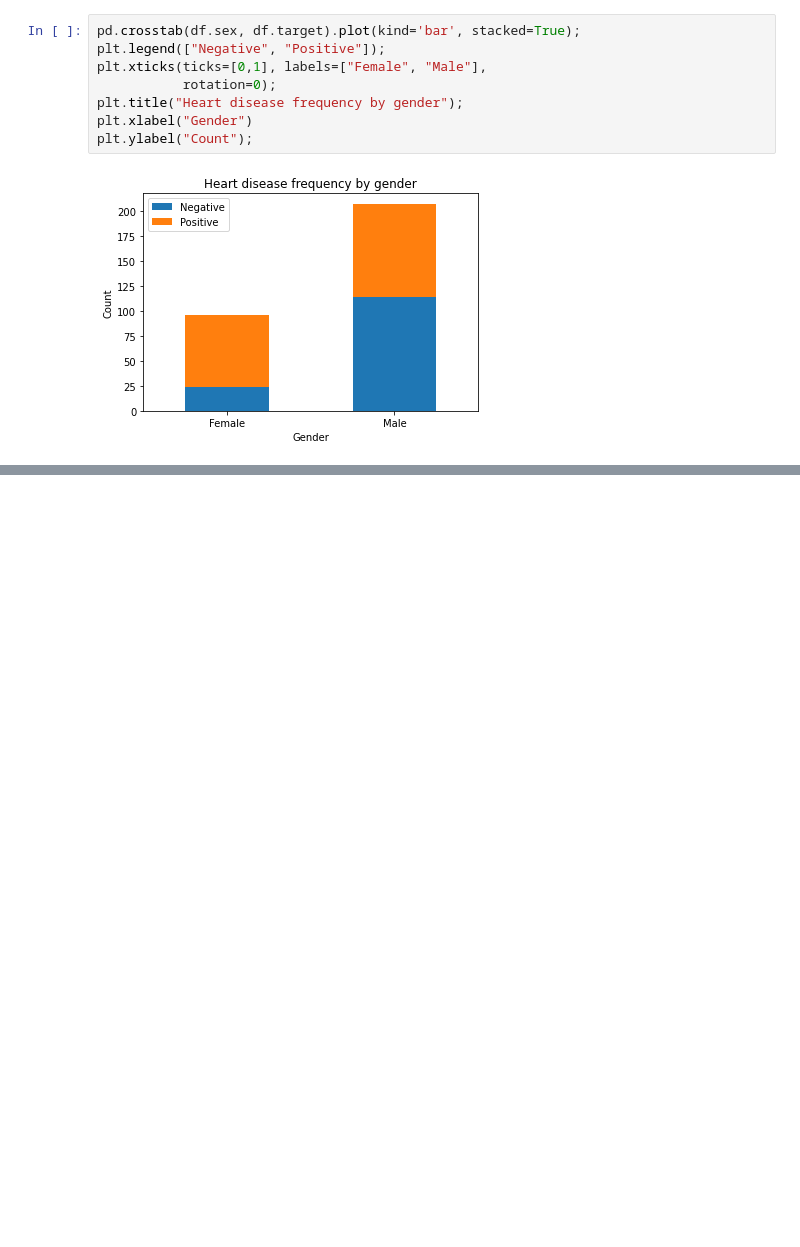
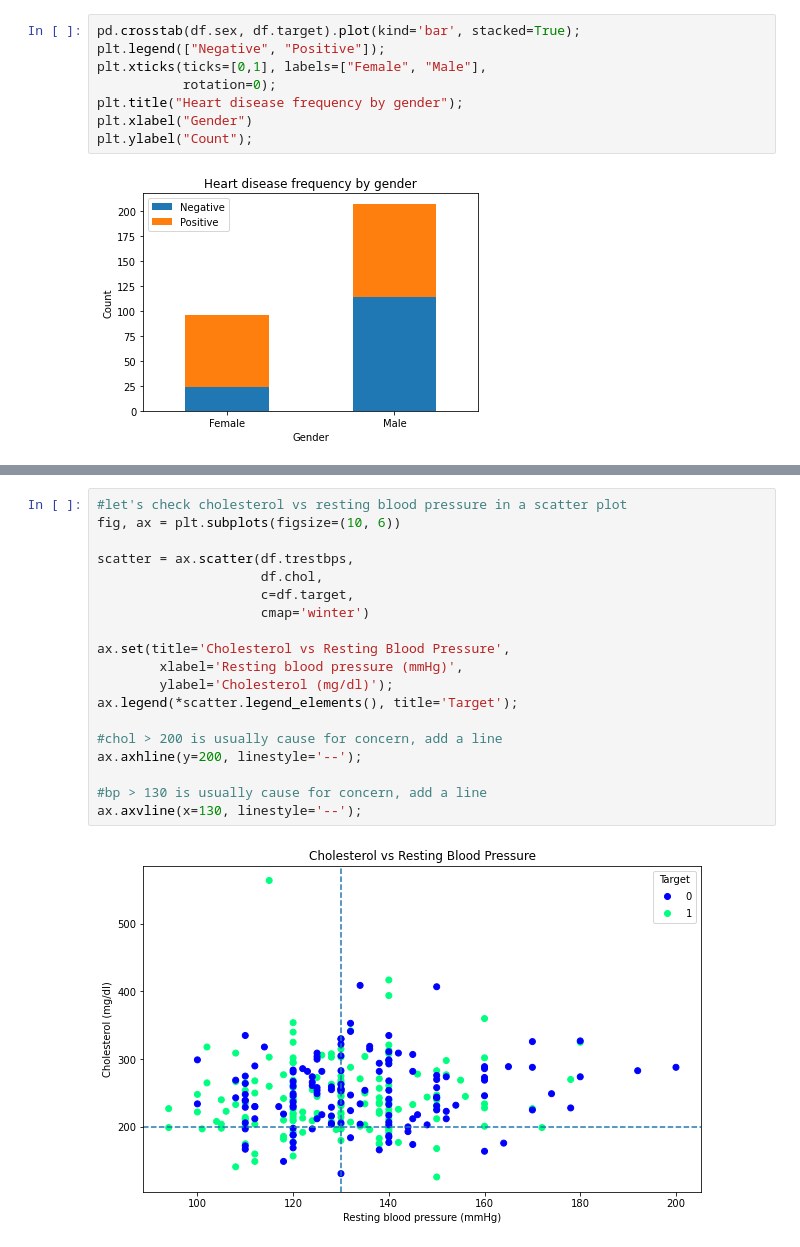
Before and after one commit to wenshin2/zero-to-mastery-ml, a Jupyter notebook: section-3-structured-data-projects/my_practice.ipynb, the cells around one changed output, grey strips where cells are left out. Saved outputs shown, nothing was run; the diff lists cells and outputs as text; blank space fills up the shorter version.

```diff
--- a/section-3-structured-data-projects/my_practice.ipynb
+++ b/section-3-structured-data-projects/my_practice.ipynb
@@ -123,0 +177,21 @@ Note that we do not have a lot of data for 30 years or younger - will not be ver
+# %%
+#let's check cholesterol vs resting blood pressure in a scatter plot
+fig, ax = plt.subplots(figsize=(10, 6))
+
+scatter = ax.scatter(df.trestbps,
+                     df.chol,
+                     c=df.target,
+                     cmap='winter')
+
+ax.set(title='Cholesterol vs Resting Blood Pressure',
+        xlabel='Resting blood pressure (mmHg)',
+        ylabel='Cholesterol (mg/dl)');
+ax.legend(*scatter.legend_elements(), title='Target');
+
+#chol > 200 is usually cause for concern, add a line
+ax.axhline(y=200, linestyle='--');
+
+#bp > 130 is usually cause for concern, add a line
+ax.axvline(x=130, linestyle='--');
+# %% [output]
+[figure, added]
```
Also changed, not shown: parts of 8 cells of this notebook.
